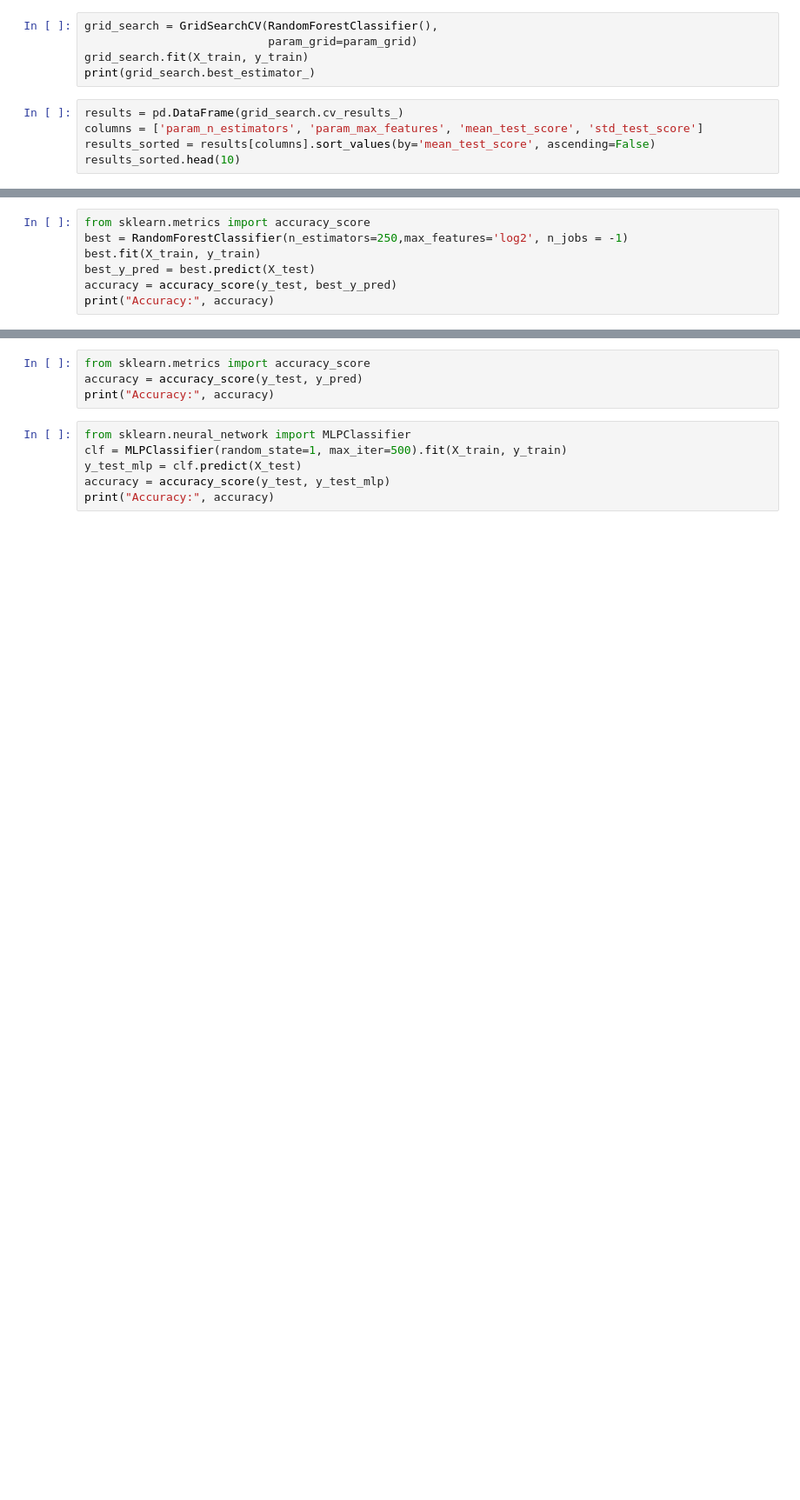
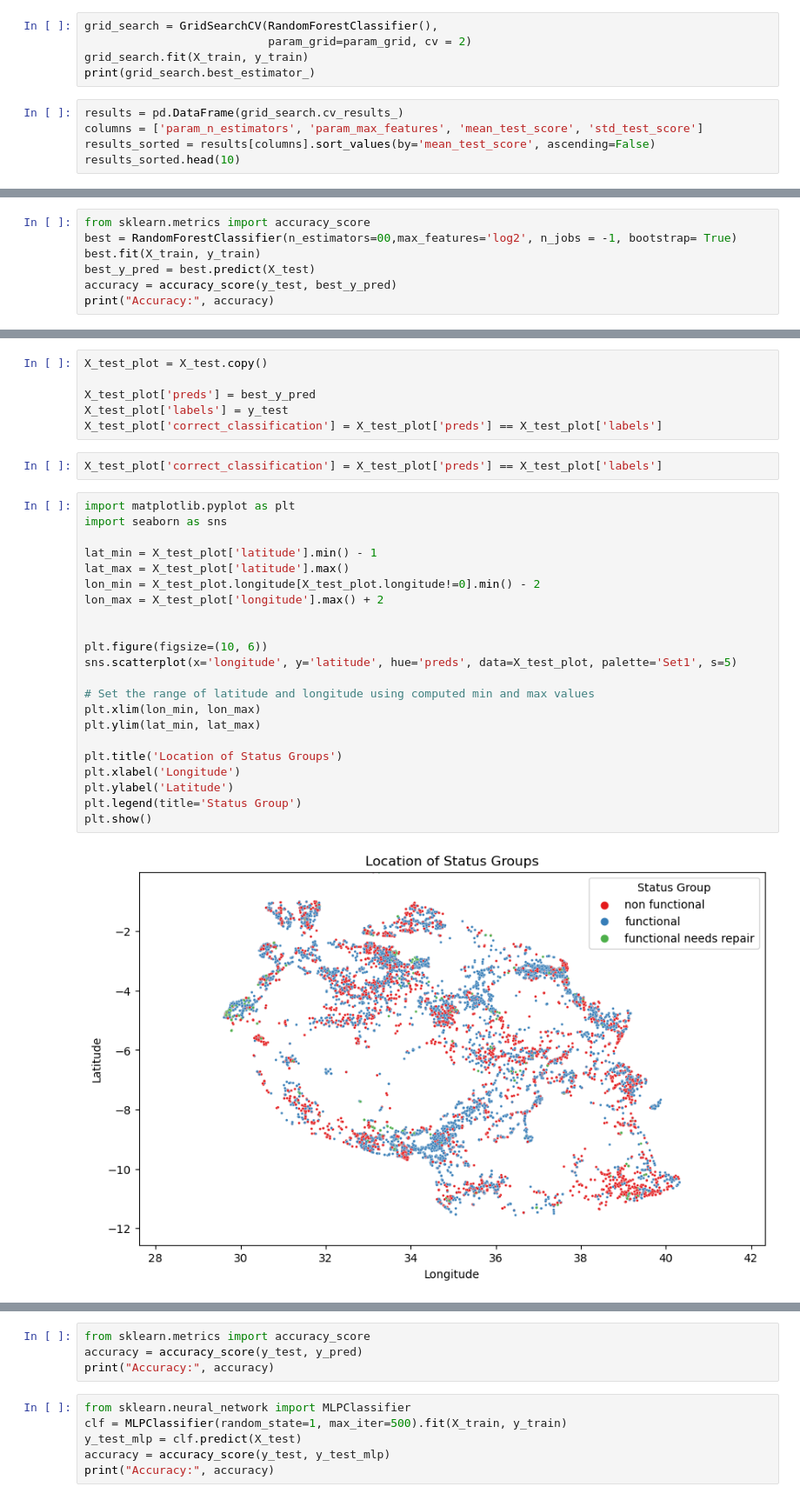
Before and after one commit to nicerafi/notts_ds_group_cw_water, a Jupyter notebook: pca_fixed.ipynb, the cells around one changed output, grey strips where cells are left out. Shown at 87% size. Drawn from its saved outputs; the diff is of its cells as text; blank space fills up the shorter version.

```diff
--- a/pca_fixed.ipynb
+++ b/pca_fixed.ipynb
@@ -110,7 +119,7 @@ param_grid = {
 }
 # %%
 grid_search = GridSearchCV(RandomForestClassifier(),
-                           param_grid=param_grid)
+                           param_grid=param_grid, cv = 2)
 grid_search.fit(X_train, y_train)
 print(grid_search.best_estimator_)
 # %%
@@ -133,6 +139,6 @@ Mean accuracy: 0.8063732563732564
 # %%
 from sklearn.metrics import accuracy_score
-best = RandomForestClassifier(n_estimators=250,max_features='log2', n_jobs = -1)
+best = RandomForestClassifier(n_estimators=00,max_features='log2', n_jobs = -1, bootstrap= True)
 best.fit(X_train, y_train)
 best_y_pred = best.predict(X_test)
 accuracy = accuracy_score(y_test, best_y_pred)
@@ -141,0 +160,32 @@ Accuracy: 0.8117845117845118
+# %%
+X_test_plot = X_test.copy()
+
+X_test_plot['preds'] = best_y_pred
+X_test_plot['labels'] = y_test
+X_test_plot['correct_classification'] = X_test_plot['preds'] == X_test_plot['labels']
+# %%
+X_test_plot['correct_classification'] = X_test_plot['preds'] == X_test_plot['labels']
+# %%
+import matplotlib.pyplot as plt
+import seaborn as sns
+
+lat_min = X_test_plot['latitude'].min() - 1
+lat_max = X_test_plot['latitude'].max()
+lon_min = X_test_plot.longitude[X_test_plot.longitude!=0].min() - 2
+lon_max = X_test_plot['longitude'].max() + 2
+
+
+plt.figure(figsize=(10, 6))
+sns.scatterplot(x='longitude', y='latitude', hue='preds', data=X_test_plot, palette='Set1', s=5)
+
+# Set the range of latitude and longitude using computed min and max values
+plt.xlim(lon_min, lon_max)
+plt.ylim(lat_min, lat_max)
+
+plt.title('Location of Status Groups')
+plt.xlabel('Longitude')
+plt.ylabel('Latitude')
+plt.legend(title='Status Group')
+plt.show()
+# %% [output]
+[figure, added]
```
Also changed, not shown: parts of 30 cells of this notebook.
